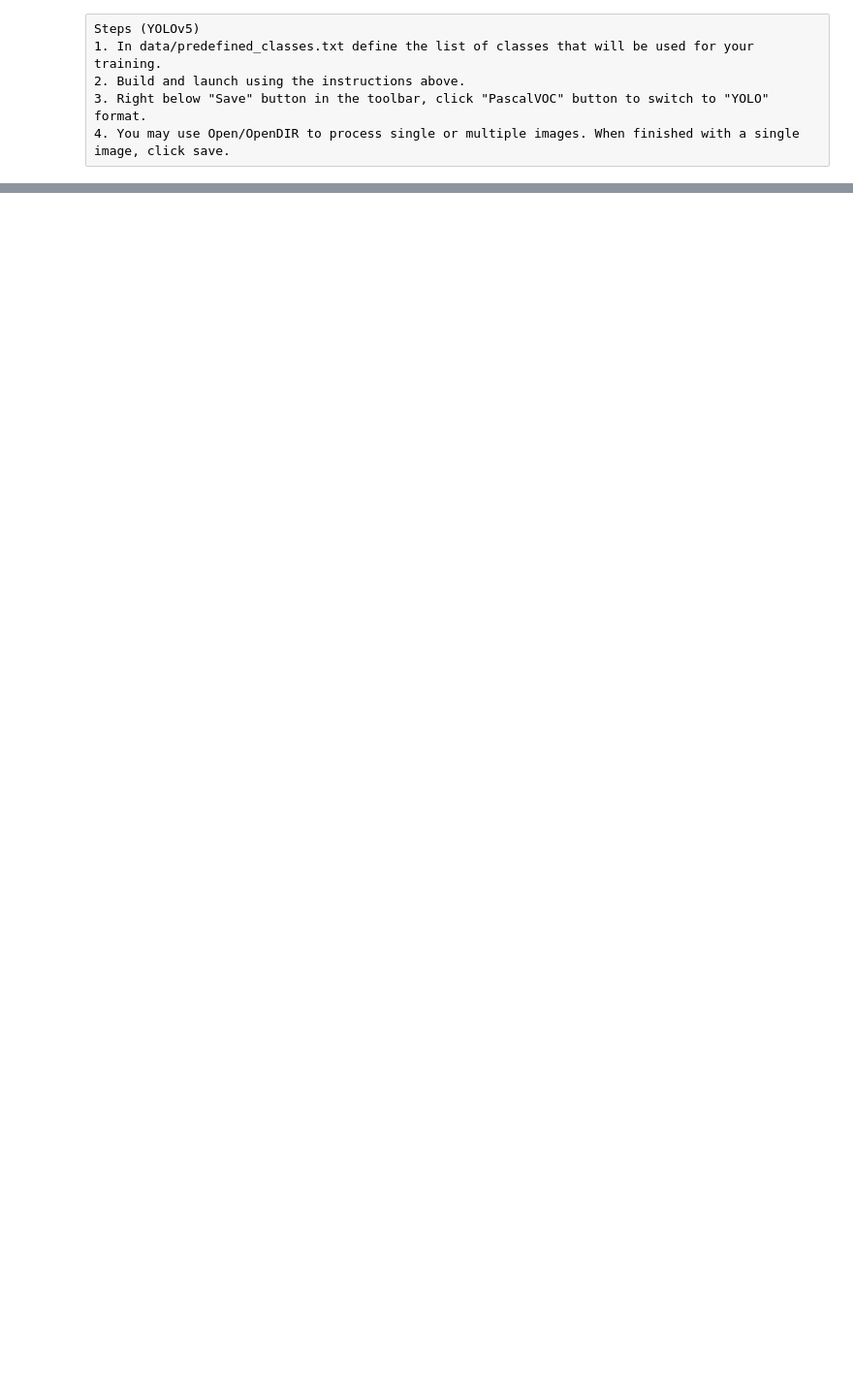
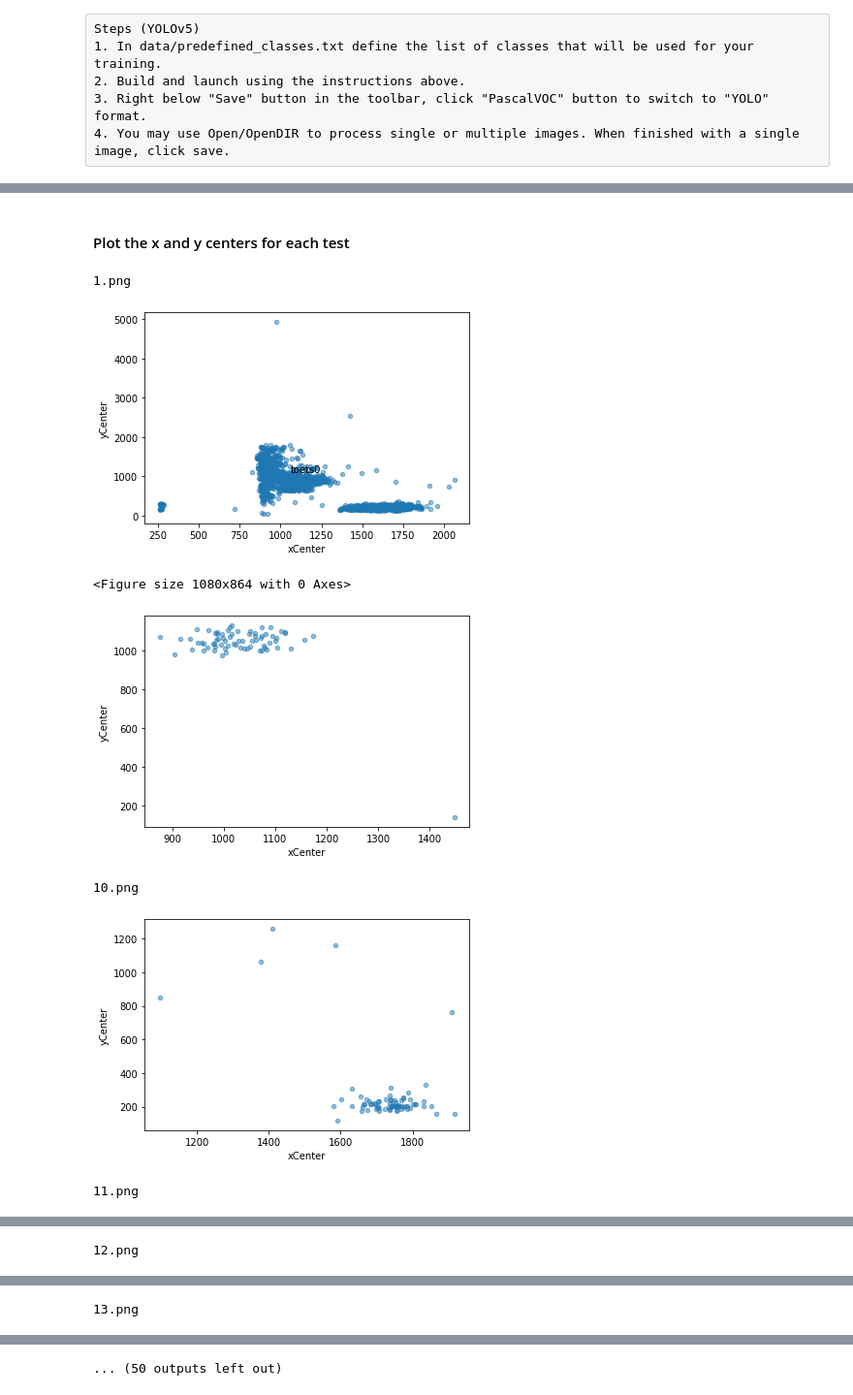
Before and after one commit to ADS-thesis-CITO/CITO-thesis, a Jupyter notebook: Classification Aico/preprocessing/yolov5/yolov5.ipynb, the cells around one changed output, grey strips where cells are left out. Shown at 97% size. Drawn from its saved outputs; the diff is of its cells as text; code cells hidden in the pictures; blank space fills up the shorter version.

```diff
--- a/Classification Aico/preprocessing/yolov5/yolov5.ipynb
+++ b/Classification Aico/preprocessing/yolov5/yolov5.ipynb
@@ -299,0 +174,26 @@ print(classification_report(y_pred,y_true))
+# %% [markdown]
+#### Plot the x and y centers for each test
+# %%
+# define subplot grid
+ax = df_handwritten.plot.scatter(x='xCenter', y='yCenter', alpha=0.5)
+plt.figure(figsize=(15, 12))
+plt.subplots_adjust(hspace=0.5)
+plt.suptitle("Daily closing prices", fontsize=18, y=0.95)
+tickers = list(df_handwritten['toets_nr'].unique())
+
+# loop through the length of tickers and keep track of index
+for n, ticker in enumerate(tickers):
+    # add a new subplot iteratively
+    print(ticker)
+
+    df_handwritten[df_handwritten["toets_nr"] == ticker].plot.scatter(x='xCenter', y='yCenter', alpha=0.5)
+    ax.annotate(df_handwritten.toets.iat[n], (df_handwritten.xCenter.iat[n],df_handwritten.yCenter.iat[n]))
+    plt.show()
+# %% [output]
+1.png
+[figure, added]
+<Figure size 1080x864 with 0 Axes>
+[figure, added]
+10.png
+[figure, added]
+11.png
@@ -299,0 +201 @@ print(classification_report(y_pred,y_true))
+12.png
@@ -299,0 +203 @@ print(classification_report(y_pred,y_true))
+13.png
@@ -299,0 +205 @@ print(classification_report(y_pred,y_true))
+... (50 outputs left out)
```
Also changed, not shown: parts of 52 cells of this notebook.
